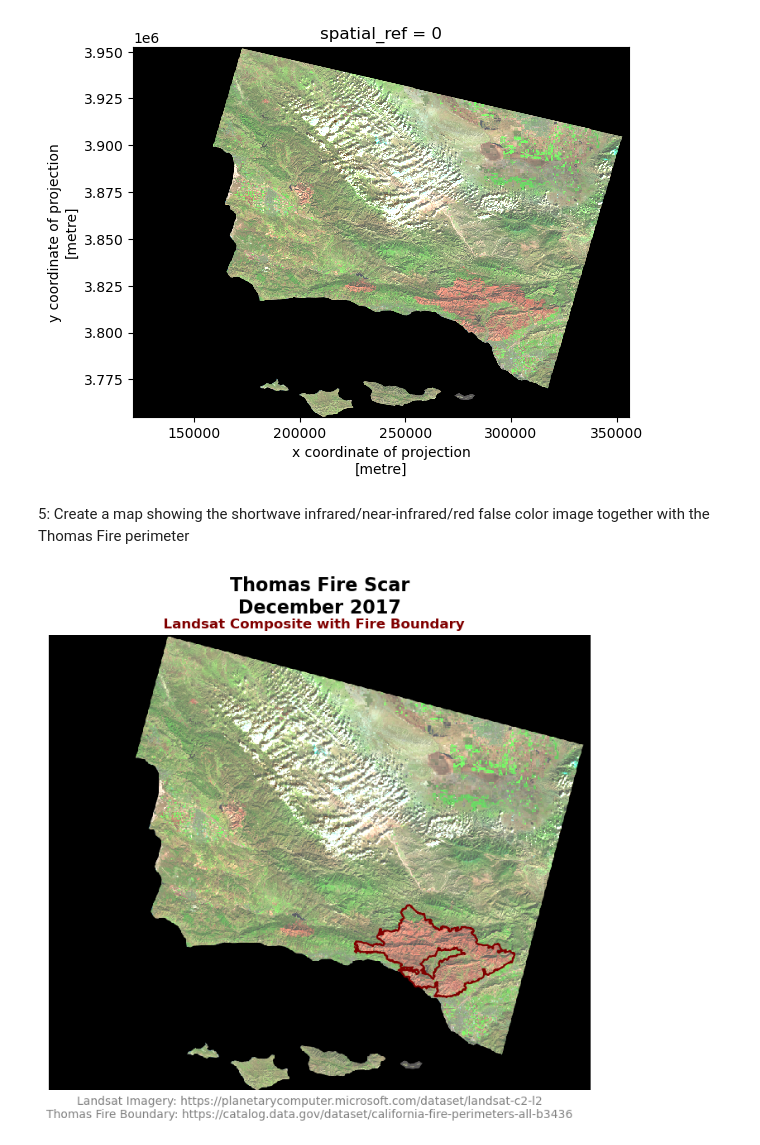
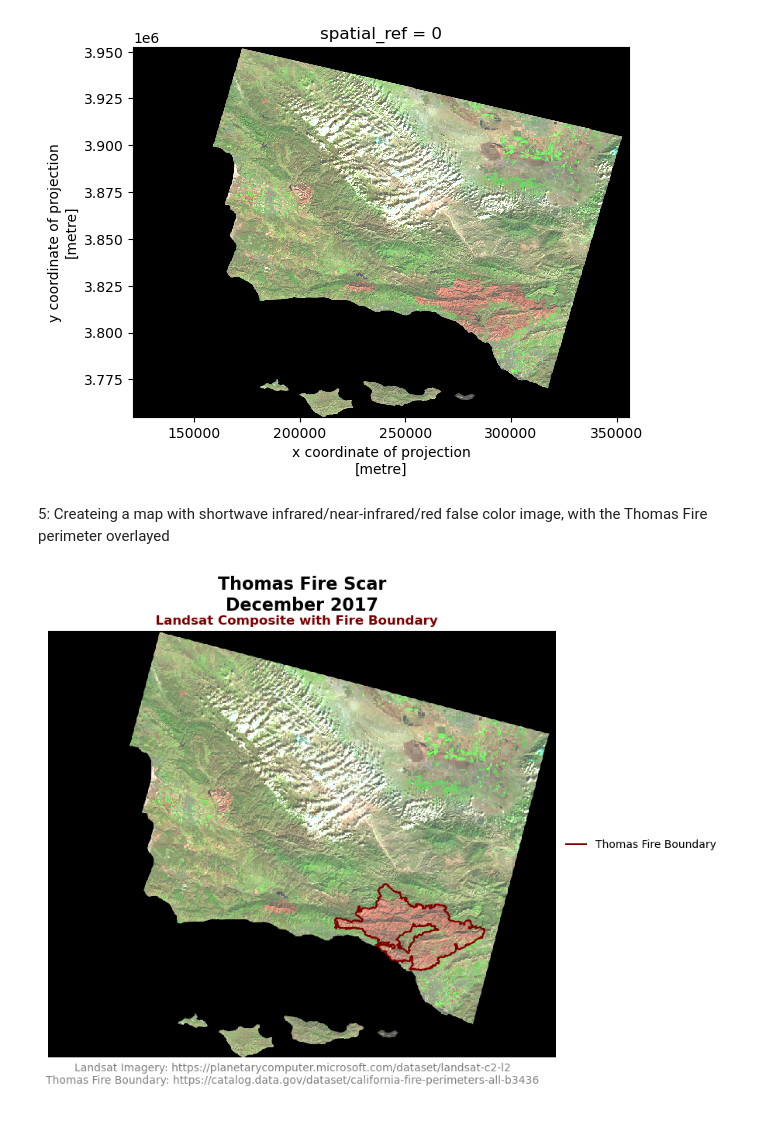
Before and after one commit to ryangreen6/eds220-hw4, a Jupyter notebook: hwk4-task2-fire-scar-GREEN.ipynb, the cells around one changed output. Cells and saved outputs as stored; diff of their text form; code cells hidden in the pictures.

```diff
--- a/hwk4-task2-fire-scar-GREEN.ipynb
+++ b/hwk4-task2-fire-scar-GREEN.ipynb
@@ -81,7 +87,7 @@ landsat[['swir22', 'nir08', 'red']].to_array().plot.imshow(robust = True)
 <matplotlib.image.AxesImage at 0x...>
 [figure]
 # %% [markdown]
-5: Create a map showing the shortwave infrared/near-infrared/red false color image together with the Thomas Fire perimeter
+5: Createing a map with shortwave infrared/near-infrared/red false color image, with the Thomas Fire perimeter overlayed
 # %%
 thomas_fire = thomas_fire.to_crs(landsat.rio.crs) # matching CRS between the two objects
 assert thomas_fire.crs == landsat.rio.crs # checking the change was successful
@@ -89,22 +95,29 @@ landsat_aspect_ratio = landsat.rio.width / landsat.rio.height # establishing an
 # %%
 fig, ax = plt.subplots(figsize= (10, 6*landsat_aspect_ratio))
 
 ax.axis('off')
 
 landsat[['swir22', 'nir08', 'red']].to_array().plot.imshow(robust = True, ax=ax)
 
-thomas_fire.boundary.plot(ax = ax, color = "maroon")
+thomas_fire.boundary.plot(ax = ax, color = "maroon", label = "Thomas Fire Boundary")
 
 ax.set_title("Thomas Fire Scar\nDecember 2017", fontsize=16, weight='bold', pad=20)
 fig.suptitle("  Landsat Composite with Fire Boundary", fontsize=12, weight='bold', y=0.91, color = "maroon")
 
 fig.text(
     0.5, 0.06,
     "Landsat Imagery: https://planetarycomputer.microsoft.com/dataset/landsat-c2-l2\nThomas Fire Boundary: https://catalog.data.gov/dataset/california-fire-perimeters-all-b3436",  # Text
     ha="center", va="bottom", fontsize=10, color="gray"
 )
 
+ax.legend(
+    loc="center left",  # Position the legend on the right
+    bbox_to_anchor=(1, 0.5),  # Adjust the position to the right of the plot
+    fontsize=10,
+    frameon=False  # Optional: Remove the frame around the legend
+)
+
 
 plt.show()
 # %% [output]
-[figure, old version]
+[figure, new version]
```
Also changed, not shown: parts of 10 cells of this notebook, 3 other files.
